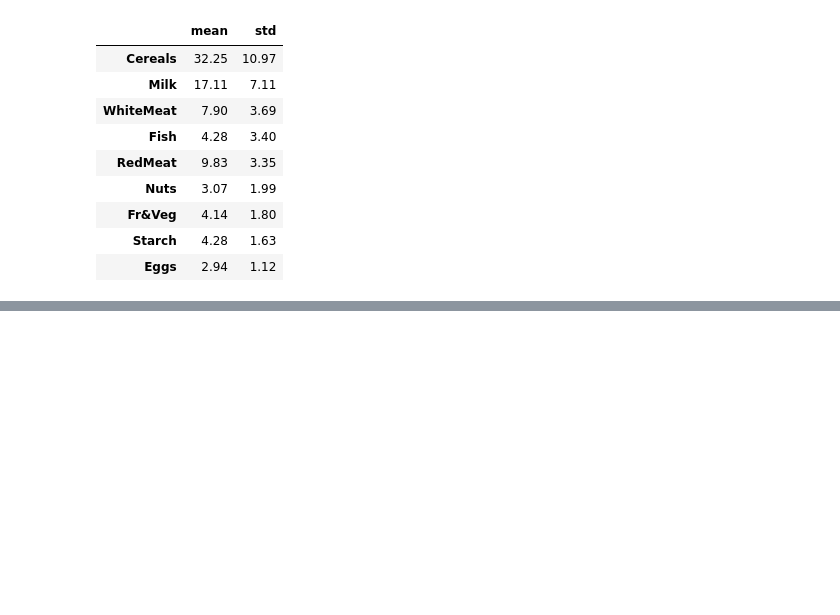
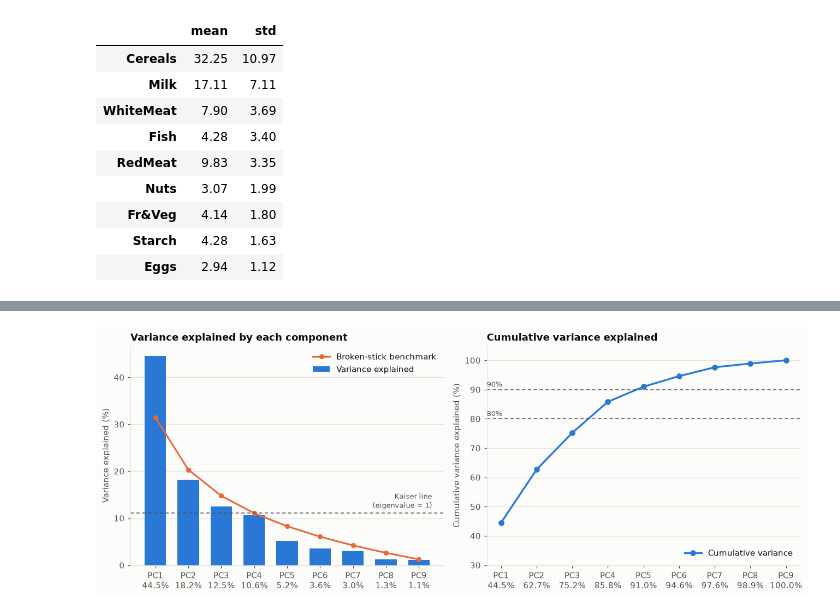
Before and after one commit to CH-CHISAKA/Machine_Learning_and_Data_Science, a Jupyter notebook: 04-assignments/07-assignment/protein_pca.ipynb, the cells around one changed output, grey strips where cells are left out. Cells and saved outputs as stored; diff of their text form; code cells hidden in the pictures; blank space fills up the shorter version.

```diff
--- a/04-assignments/07-assignment/protein_pca.ipynb
+++ b/04-assignments/07-assignment/protein_pca.ipynb
@@ -152,0 +308,11 @@ stats.round(2)
+# %%
+eig = pca.explained_variance_                      # eigenvalues of the correlation matrix
+var_pct = pca.explained_variance_ratio_ * 100
+cum_pct = np.cumsum(var_pct)
+
+var_table = pd.DataFrame({
+    "Eigenvalue": eig,
+    "Variance explained (%)": var_pct,
+    "Cumulative variance (%)": cum_pct,
+}, index=pc_names).round(2)
+var_table
@@ -152,0 +330,35 @@ stats.round(2)
+# %%
+k = np.arange(1, len(pc_names) + 1)
+p = len(pc_names)
+# broken-stick benchmark: expected % variance if total variance were split at random
+broken_stick = np.array([sum(1 / i for i in range(j, p + 1)) for j in k]) / p * 100
+
+fig, axes = plt.subplots(1, 2, figsize=(12, 4.6))
+
+# --- variance explained by each PC (scree) ---
+ax = axes[0]
+ax.bar(k, var_pct, color=BLUE, width=0.65, label="Variance explained")
+ax.plot(k, broken_stick, color=ORANGE, lw=2, marker="o", ms=5, label="Broken-stick benchmark")
+ax.axhline(100 / p, color=INK2, lw=1, ls=(0, (4, 3)))
+ax.text(p + 0.4, 100 / p + 0.6, "Kaiser line\n(eigenvalue = 1)", ha="right", va="bottom",
+        fontsize=8.5, color=INK2)
+ax.set_xticks(k, [f"{n}\n{v:.1f}%" for n, v in zip(pc_names, var_pct)])
+ax.set_ylabel("Variance explained (%)")
+ax.set_title("Variance explained by each component")
+ax.grid(axis="x", visible=False); ax.legend(frameon=False, loc="upper right")
+
+# --- cumulative ---
+ax = axes[1]
+ax.plot(k, cum_pct, color=BLUE, lw=2.2, marker="o", ms=6, label="Cumulative variance")
+for level in (80, 90):
+    ax.axhline(level, color=INK2, lw=1, ls=(0, (4, 3)))
+    ax.text(0.6, level + 1, f"{level}%", ha="left", fontsize=8.5, color=INK2)
+ax.set_xticks(k, [f"{n}\n{v:.1f}%" for n, v in zip(pc_names, cum_pct)]); ax.set_ylim(30, 105)
+ax.set_ylabel("Cumulative variance explained (%)")
+ax.set_title("Cumulative variance explained")
+ax.grid(axis="x", visible=False); ax.legend(frameon=False, loc="lower right")
+
+fig.tight_layout()
+plt.show()
+# %% [output]
+[figure, added]
```
Also changed, not shown: parts of 16 cells of this notebook.
